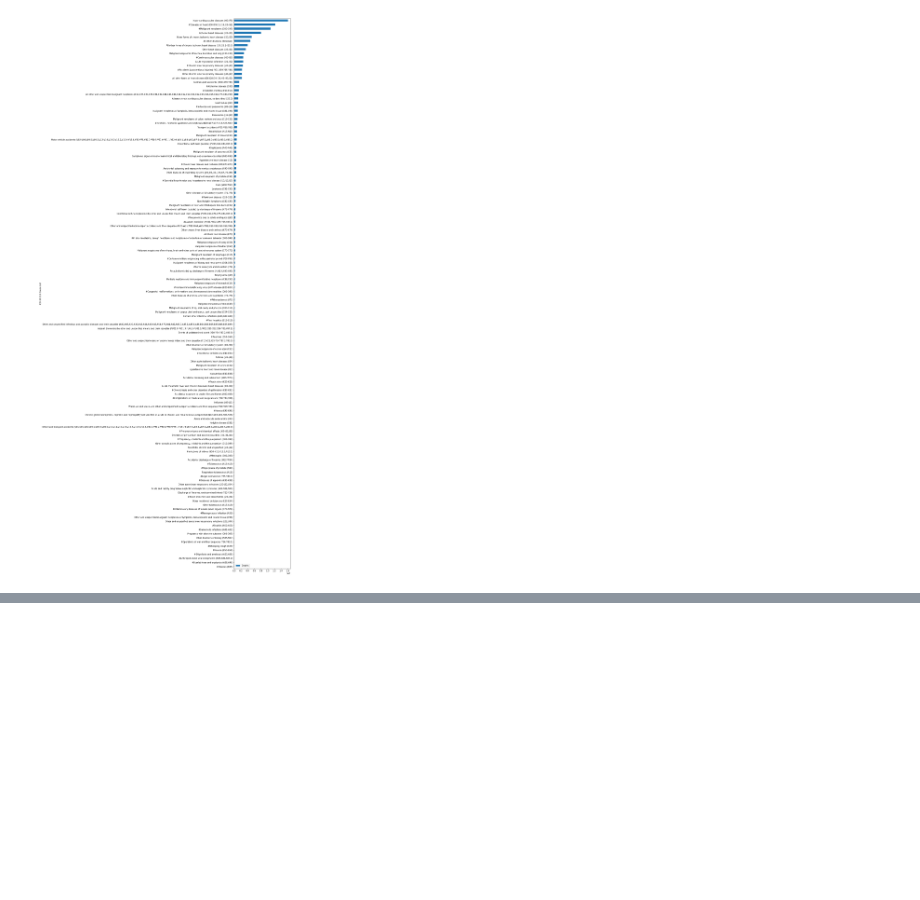
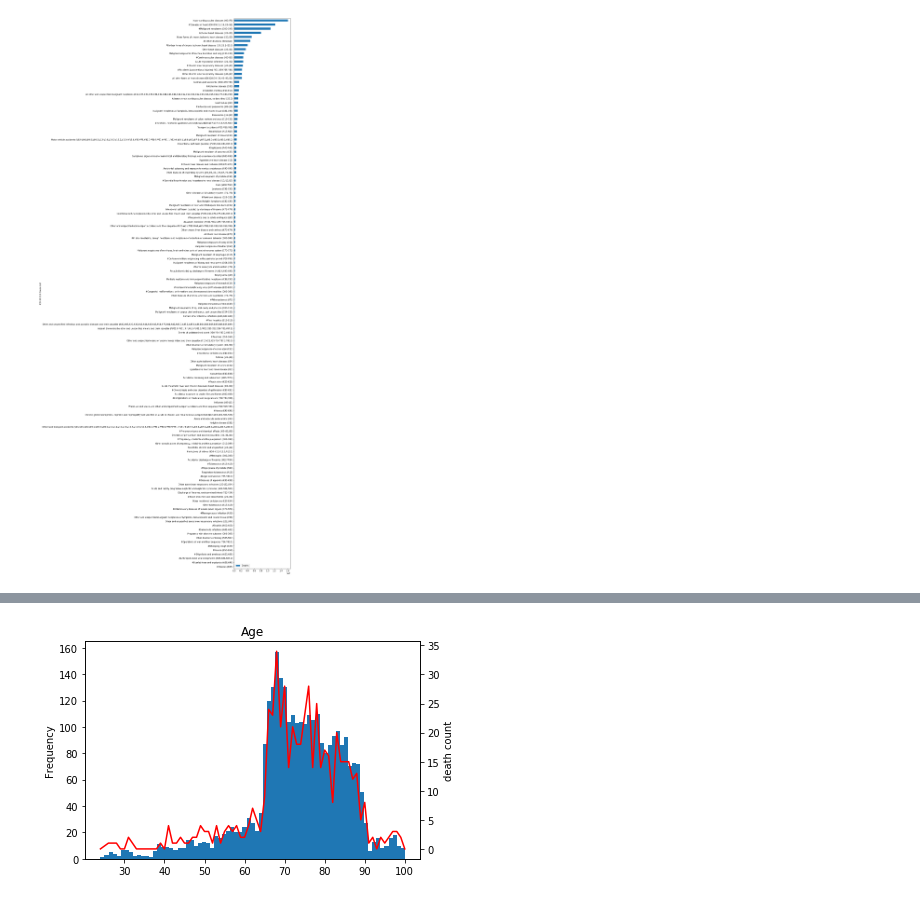
Before and after one commit to romirmoza/omop-cdm-postgresql, a Jupyter notebook: mortality_EDA.ipynb, the cells around one changed output, grey strips where cells are left out. Saved outputs shown, nothing was run; the diff lists cells and outputs as text; code cells hidden in the pictures; blank space fills up the shorter version.

```diff
--- a/mortality_EDA.ipynb
+++ b/mortality_EDA.ipynb
@@ -103,0 +238,6 @@ ax = cause.sort_values(by='Deaths', ascending=True).plot.barh(x='ICD-10 113 Caus
+# %%
+ax=death180.old.plot.hist(bins=75, title='Age',sharex=True)
+ax2=ax.twinx()
+ax=death180.groupby(death180.old).death_in_next_window.sum().plot(ax=ax2,color='r').set_ylabel('death count')
+# %% [output]
+[figure, added]
```
Also changed, not shown: parts of 23 cells of this notebook.
